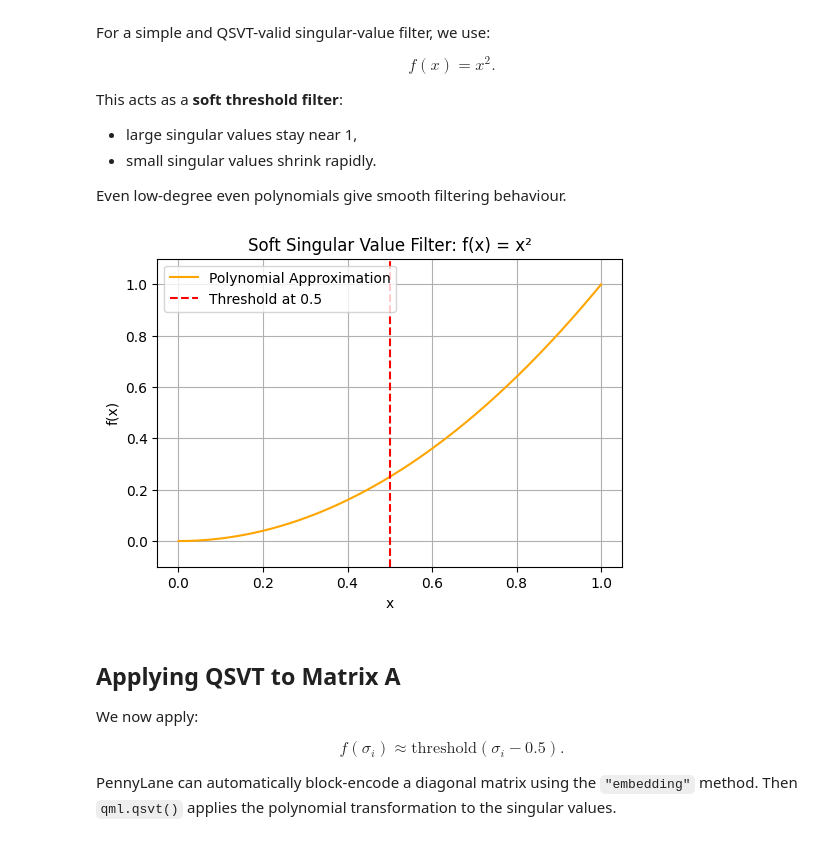
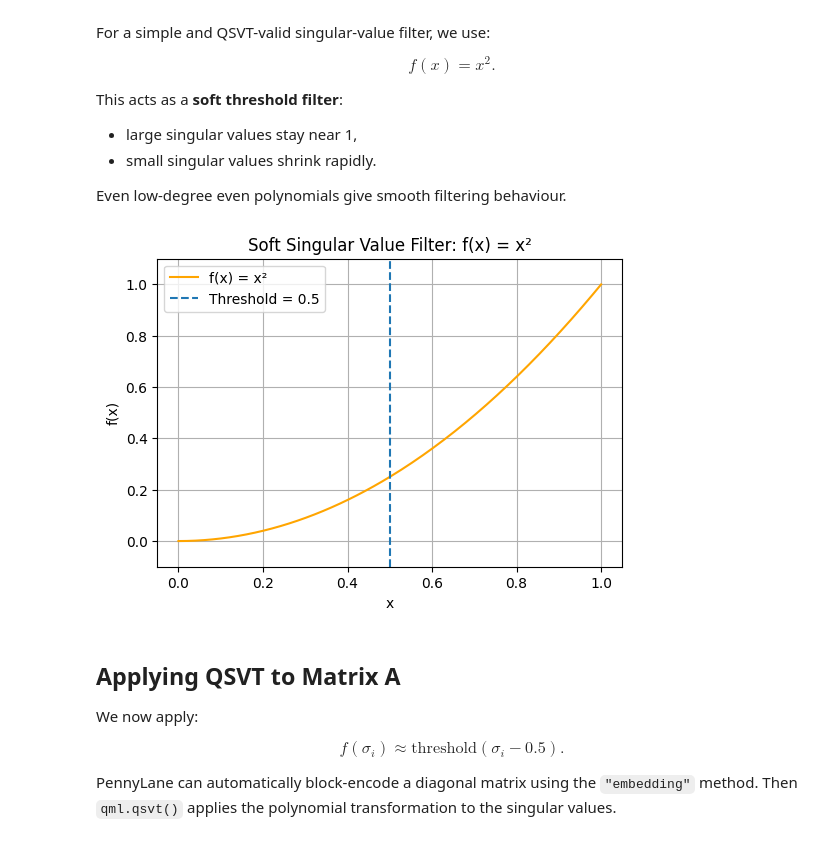
Before and after one commit to SidRichardsQuantum/Quantum_Singular_Value_Transformation, a Jupyter notebook: notebooks/02_QSVT_Singular_Value_Filter.ipynb, the cells around one changed output. Cells and saved outputs as stored; diff of their text form; code cells hidden in the pictures.

```diff
--- a/notebooks/02_QSVT_Singular_Value_Filter.ipynb
+++ b/notebooks/02_QSVT_Singular_Value_Filter.ipynb
@@ -63,24 +52,24 @@ Even low-degree even polynomials give smooth filtering behaviour.
 # %%
 def classical_filter(x):
     return x**2
 
 filter_poly = [0, 0, 1]
 
 x = np.linspace(0, 1, 200)
 y = classical_filter(x)
 
 plt.figure(figsize=(6,4))
-plt.plot(x, y, label="Polynomial Approximation", color="orange")
-plt.axvline(0.5, color="red", linestyle="--", label="Threshold at 0.5")
+plt.plot(x, y, label="f(x) = x²", color="orange")
+plt.axvline(0.5, linestyle="--", label="Threshold = 0.5")
 plt.ylim(-0.1, 1.1)
 plt.title("Soft Singular Value Filter: f(x) = x²")
 plt.xlabel("x")
 plt.ylabel("f(x)")
 plt.grid(True)
 plt.legend()
 plt.show()
 # %% [output]
-[figure, old version]
+[figure, new version]
 # %% [markdown]
 ## Applying QSVT to Matrix A
 
```
Also changed, not shown: parts of 2 cells of this notebook, 5 other files.
